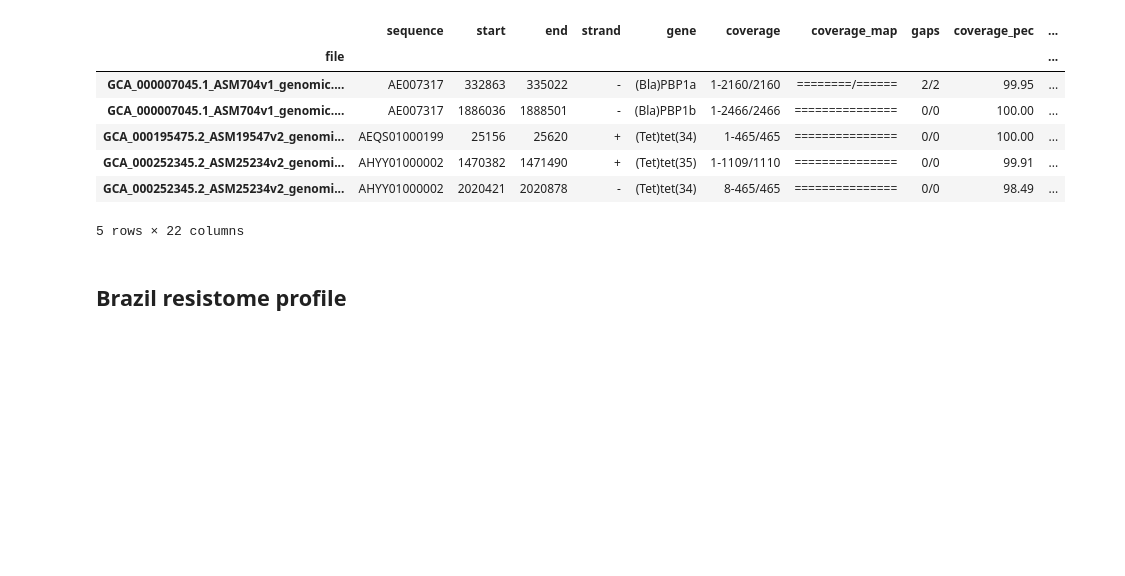
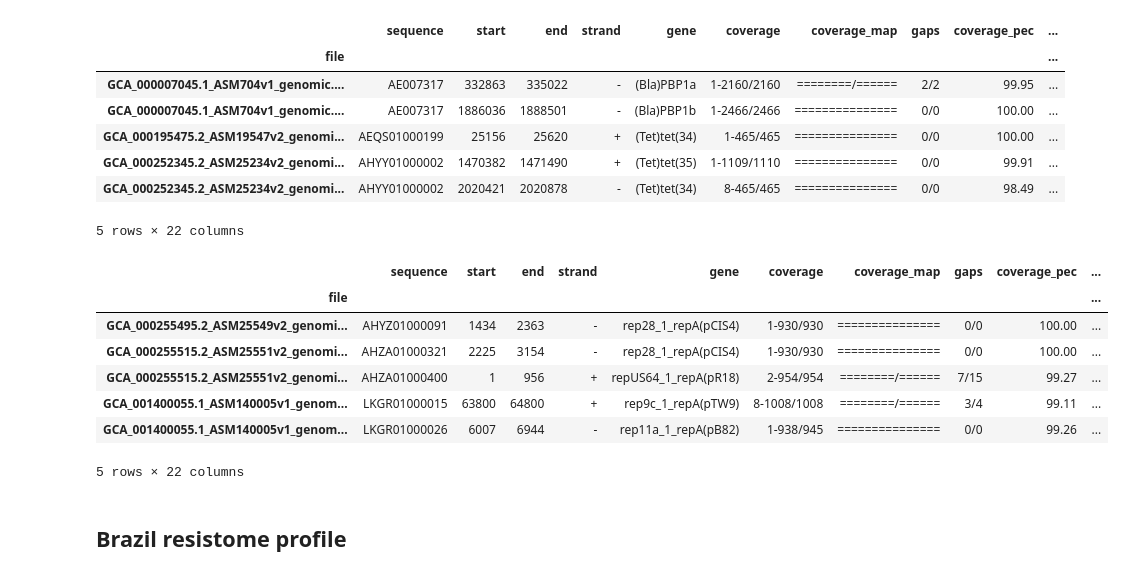
Before and after one commit to tiagocabralborelli/ARG-Sentinel, a Jupyter notebook: codebrazil.ipynb, the cells around one changed output. Cells and saved outputs as stored; diff of their text form; code cells hidden in the pictures; blank space fills up the shorter version.

```diff
--- a/codebrazil.ipynb
+++ b/codebrazil.ipynb
@@ -45,6 +46,21 @@ argannot.head()
 | GCA_000252345.2_ASM25234v2_genomi... | AHYY01000002 | 1470382 | 1471490 | + | (Tet)tet(35) | 1-1109/1110 | =============== | 0/0 | 99.91 | ... |
 | GCA_000252345.2_ASM25234v2_genomi... | AHYY01000002 | 2020421 | 2020878 | - | (Tet)tet(34) | 8-465/465 | =============== | 0/0 | 98.49 | ... |
 5 rows × 22 columns
+# %%
+#Plasmidfinder database genes
+plasmidfinder = pd.read_csv("~/documentos/github/ARG-Sentinel/spreadsheets/plasmidfinder_br.csv",sep = "\t", names = ['file','sequence','start','end','strand','gene','coverage','coverage_map','gaps','coverage_pec','identity_perc','database','accession','product','resistance'])
+plasmidfinder['file'] = plasmidfinder['file'].apply(lambda x: x.split('/')[-1])
+plasmidfinder = customfunc.filldf(plasmidfinder, catalog)
+plasmidfinder.head()
+# %% [output]
+|  | sequence | start | end | strand | gene | coverage | coverage_map | gaps | coverage_pec | ... |
+| file |  |  |  |  |  |  |  |  |  | ... |
+| GCA_000255495.2_ASM25549v2_genomi... | AHYZ01000091 | 1434 | 2363 | - | rep28_1_repA(pCIS4) | 1-930/930 | =============== | 0/0 | 100.00 | ... |
+| GCA_000255515.2_ASM25551v2_genomi... | AHZA01000321 | 2225 | 3154 | - | rep28_1_repA(pCIS4) | 1-930/930 | =============== | 0/0 | 100.00 | ... |
+| GCA_000255515.2_ASM25551v2_genomi... | AHZA01000400 | 1 | 956 | + | repUS64_1_repA(pR18) | 2-954/954 | ========/====== | 7/15 | 99.27 | ... |
+| GCA_001400055.1_ASM140005v1_genom... | LKGR01000015 | 63800 | 64800 | + | rep9c_1_repA(pTW9) | 8-1008/1008 | ========/====== | 3/4 | 99.11 | ... |
+| GCA_001400055.1_ASM140005v1_genom... | LKGR01000026 | 6007 | 6944 | - | rep11a_1_repA(pB82) | 1-938/945 | =============== | 0/0 | 99.26 | ... |
+5 rows × 22 columns
 # %% [markdown]
 ## Brazil resistome profile
 # %%
```
Also changed, not shown: parts of 21 cells of this notebook, 2 other files.
